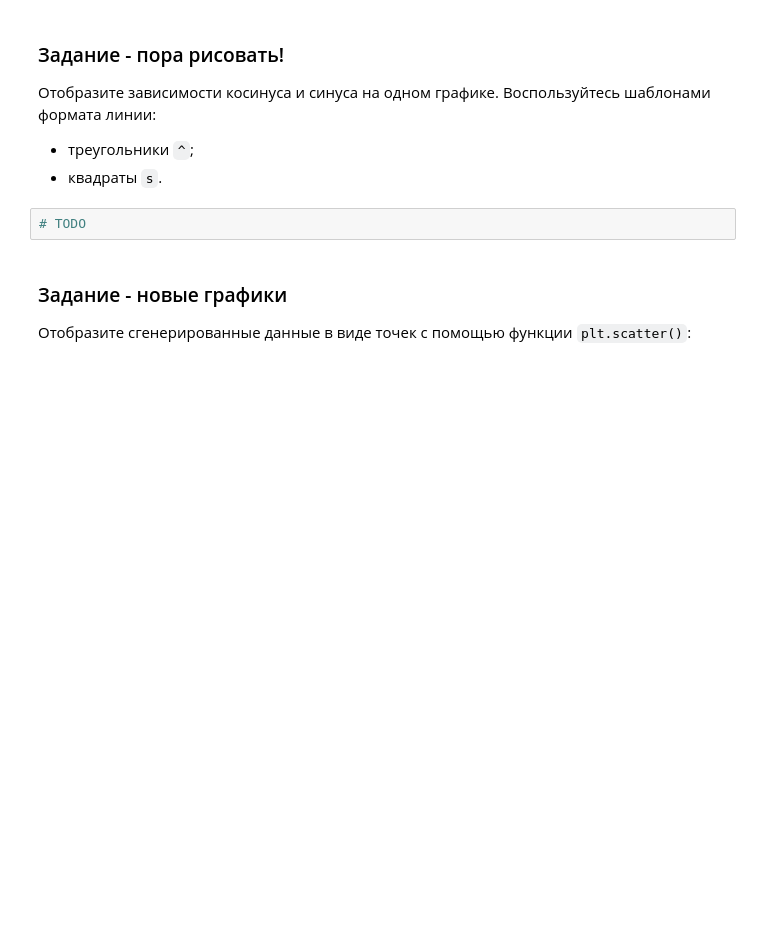
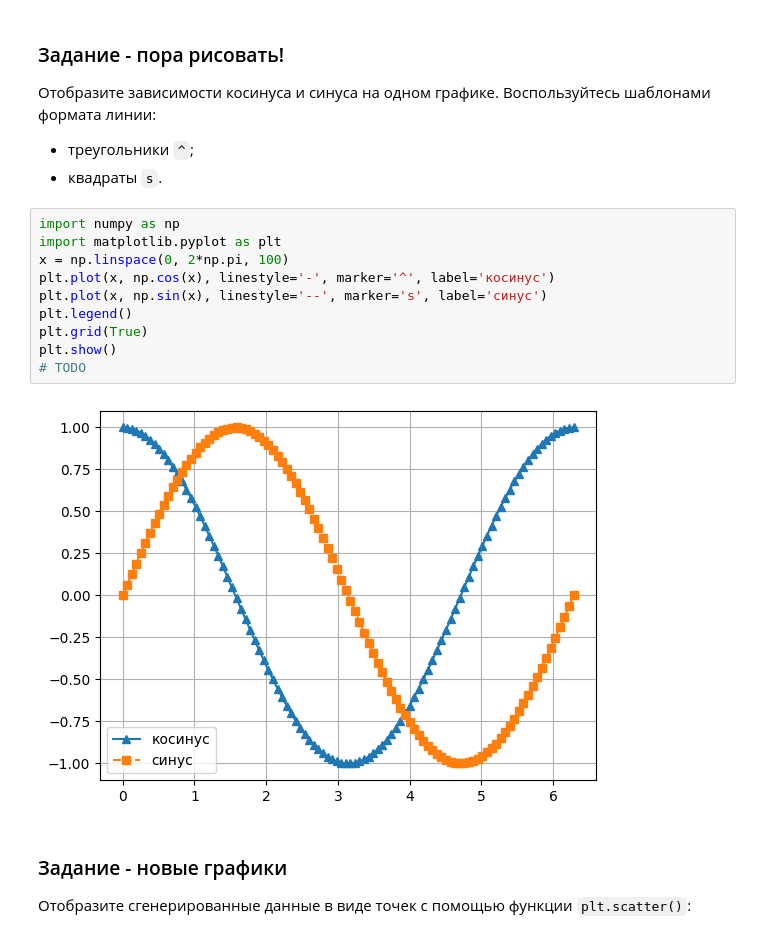
Before and after one commit to EE-Igor/ml_edu, a Jupyter notebook: notebooks/05_Matplotlib.ipynb, the cells around one changed output. Drawn from its saved outputs; the diff is of its cells as text; blank space fills up the shorter version.

Commit message:
Update 05_Matplotlib.ipynb
5

```diff
--- a/notebooks/05_Matplotlib.ipynb
+++ b/notebooks/05_Matplotlib.ipynb
@@ -107,8 +107,18 @@ plt.show()
 Отобразите зависимости косинуса и синуса на одном графике. Воспользуйтесь шаблонами формата линии:
 - треугольники `^`;
 - квадраты `s`.
-# %%
-# TODO
+# %%
+import numpy as np
+import matplotlib.pyplot as plt
+x = np.linspace(0, 2*np.pi, 100)
+plt.plot(x, np.cos(x), linestyle='-', marker='^', label='косинус')
+plt.plot(x, np.sin(x), linestyle='--', marker='s', label='синус')
+plt.legend()
+plt.grid(True)
+plt.show()
+# TODO
+# %% [output]
+[figure, added]
 # %% [markdown]
 ### Задание - новые графики
 
```
Also changed, not shown: parts of 23 cells of this notebook.
